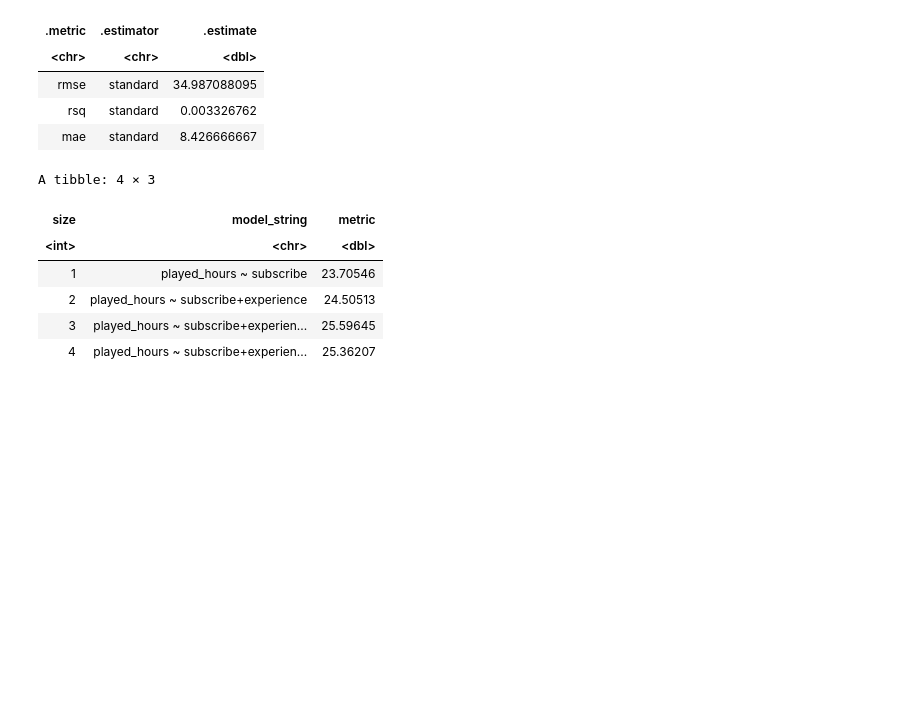
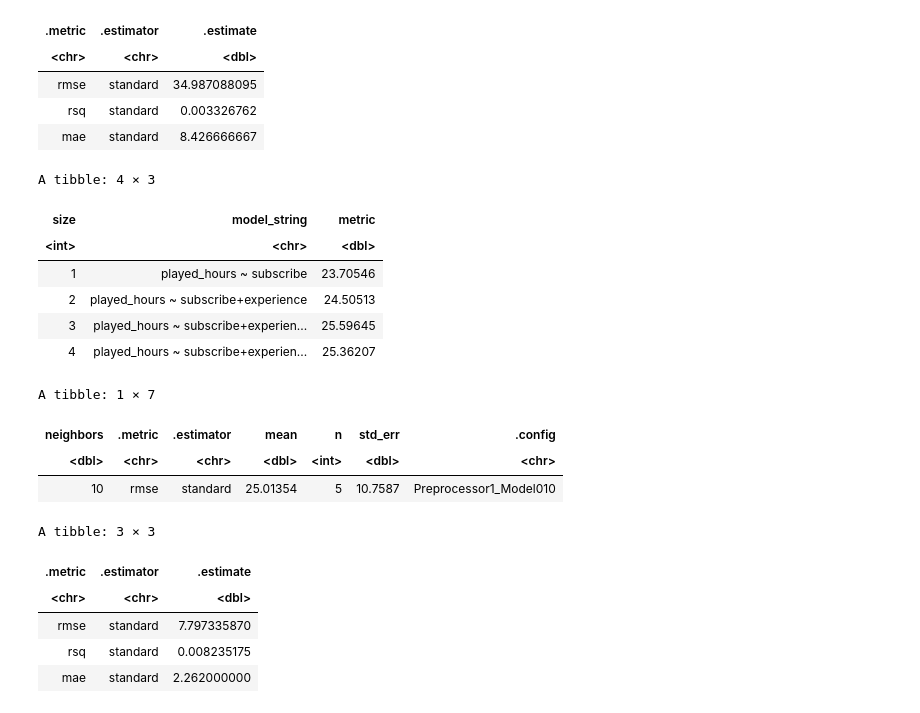
Before and after one commit to leticiascudeller/DSCI-100-proj, a Jupyter notebook: Untitled.ipynb, the cells around one changed output. Drawn from its saved outputs; the diff is of its cells as text; code cells hidden in the pictures; blank space fills up the shorter version.

```diff
--- a/Untitled.ipynb
+++ b/Untitled.ipynb
@@ -510,7 +510,7 @@ training_players <- training(players_split)
 testing_players <- testing(players_split)
 
 # Modifying the recipe to include only experience and age
-players_recipe_sub_age_exp <- recipe(played_hours ~ subscribe + age + experience, data = training_players) |>
+players_recipe_sub_age_exp <- recipe(played_hours ~ subscribe +experience, data = training_players) |>
     step_scale(all_predictors()) |>
     step_center(all_predictors())
 
@@ -523,31 +523,42 @@ vfold <- training_players |>
 
 players_test_workflow_sub_age_exp <- workflow() |>
     add_recipe(players_recipe_sub_age_exp) |>
     add_model(players_spec_tune) |>
     tune_grid(resamples = vfold, grid = gridvals) |>
     collect_metrics()
 
 players_min_sub_age_exp <- players_test_workflow_sub_age_exp |>
     filter(.metric == "rmse") |>
     slice_min(mean, n = 1)
 players_min_sub_age_exp
-#use K = 1
+#use K = 10
 
 k_min_sub_age_exp <- players_min_sub_age_exp |>
     pull(neighbors)
 
 players_spec_sub_age_exp <- nearest_neighbor(weight_func = "rectangular", neighbors = k_min_sub_age_exp) |>
     set_engine("kknn") |>
     set_mode("regression")
 
 players_workflow_sub_age_exp <- workflow() |>
     add_recipe(players_recipe_sub_age_exp) |>
     add_model(players_spec_sub_age_exp) |>
     fit(data = training_players)
 
 # evaluate on testing set
 players_summary_sub_age_exp <- players_workflow_sub_age_exp |>
     predict(testing_players) |>
     bind_cols(testing_players) |>
     metrics(truth = played_hours, estimate = .pred)
 players_summary_sub_age_exp
+# %% [output]
+A tibble: 1 × 7
+| neighbors | .metric | .estimator | mean | n | std_err | .config |
+| <dbl> | <chr> | <chr> | <dbl> | <int> | <dbl> | <chr> |
+| 10 | rmse | standard | 25.01354 | 5 | 10.7587 | Preprocessor1_Model010 |
+A tibble: 3 × 3
+| .metric | .estimator | .estimate |
+| <chr> | <chr> | <dbl> |
+| rmse | standard | 7.797335870 |
+| rsq | standard | 0.008235175 |
+| mae | standard | 2.262000000 |
```
